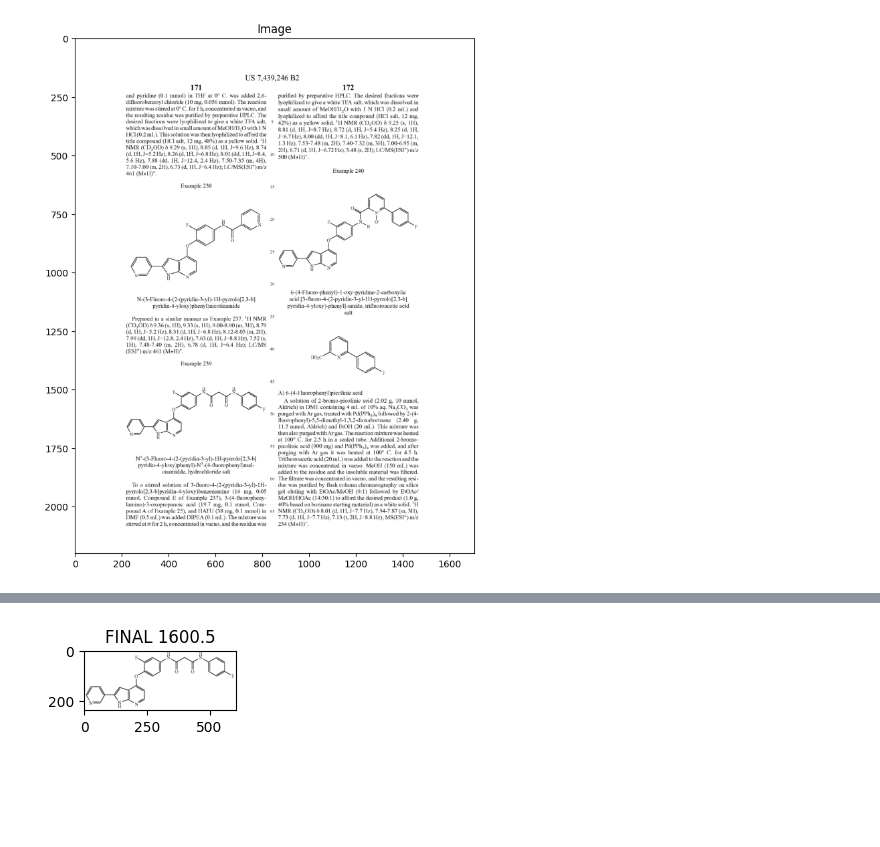
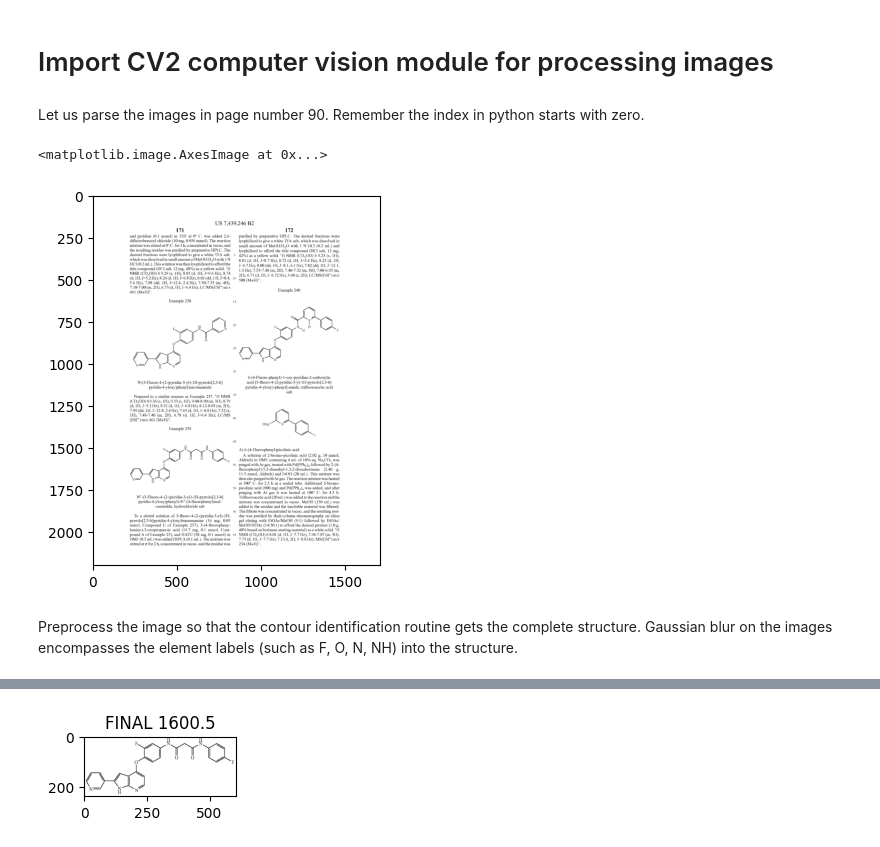
Before and after one commit to KarthigeyanN/KarthigeyanN, a Jupyter notebook: ExtractStructFromPdf.ipynb, the cells around one changed output, grey strips where cells are left out. Saved outputs shown, nothing was run; the diff lists cells and outputs as text; code cells hidden in the pictures; blank space fills up the shorter version.

```diff
--- a/ExtractStructFromPdf.ipynb
+++ b/ExtractStructFromPdf.ipynb
@@ -28,3 +61,5 @@ len(images)
+# %% [markdown]
+# Import CV2 computer vision module for processing images
 # %%
 import cv2
 from matplotlib import pyplot as plt
@@ -37,12 +72,17 @@ def imshow(image, title = "Image", size = 10):
     plt.imshow(cv2.cvtColor(image, cv2.COLOR_BGR2RGB))
     plt.title(title)
     plt.show()
+# %% [markdown]
+Let us parse the images in page number 90.  Remember the index in python starts with zero.
 # %%
 pNum=89
 origimage=image=np.array(images[pNum])
-imshow(origimage)
+plt.imshow(origimage[:,])  #display only the top 400 pixels of the page image
 # %% [output]
+<matplotlib.image.AxesImage at 0x...>
-[figure, old version]
+[figure, new version]
+# %% [markdown]
+Preprocess the image so that the contour identification routine gets the complete structure.  Gaussian blur on the images encompasses the element labels (such as F, O, N, NH) into the structure.
 # %%
 gray_image = cv2.cvtColor(image, cv2.COLOR_BGR2GRAY) #converting image to grayscale
 ret,bw_image = cv2.threshold(gray_image, 200, 255, cv2.THRESH_BINARY)
```
Also changed, not shown: parts of 9 cells of this notebook.
